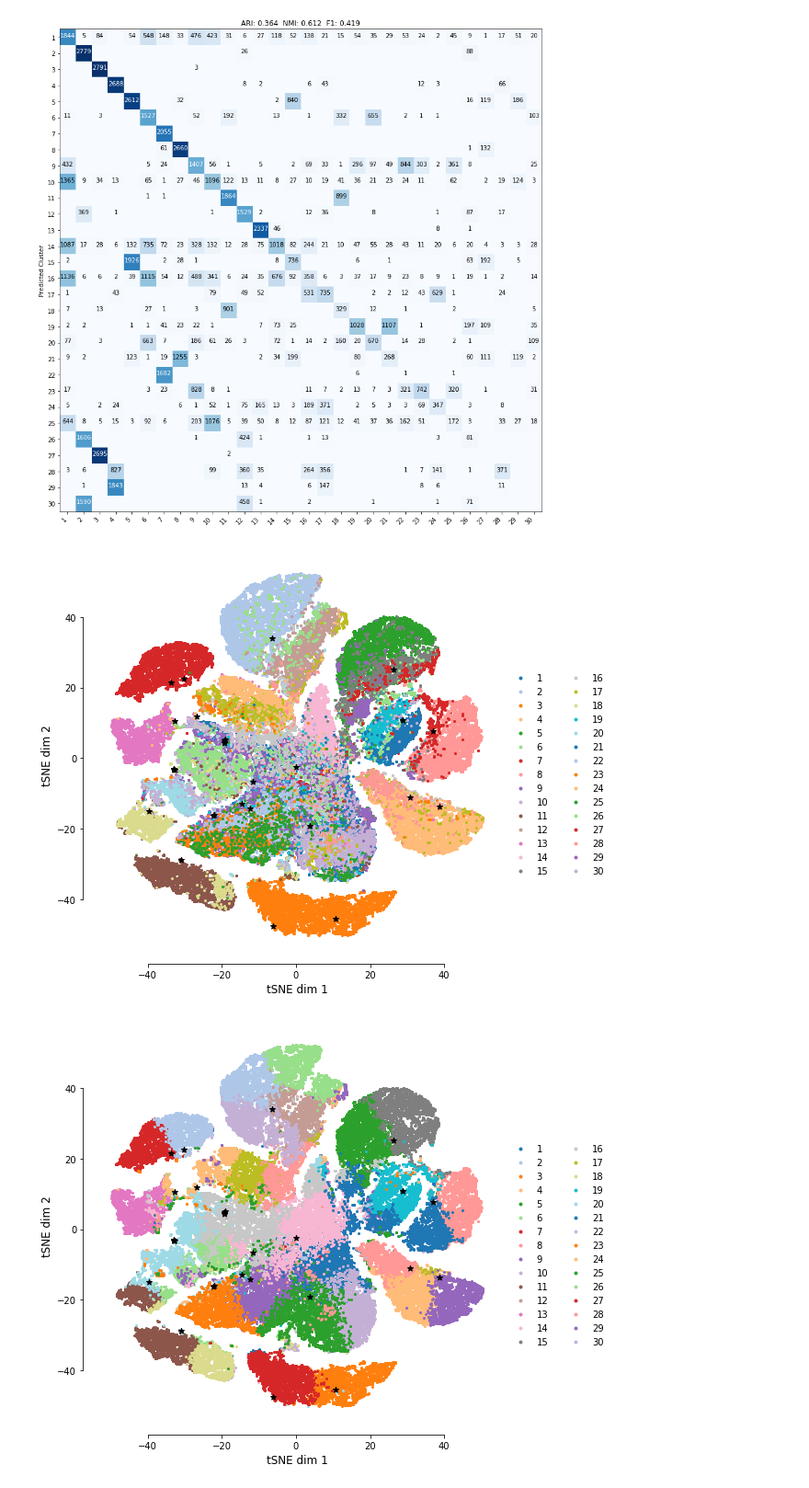
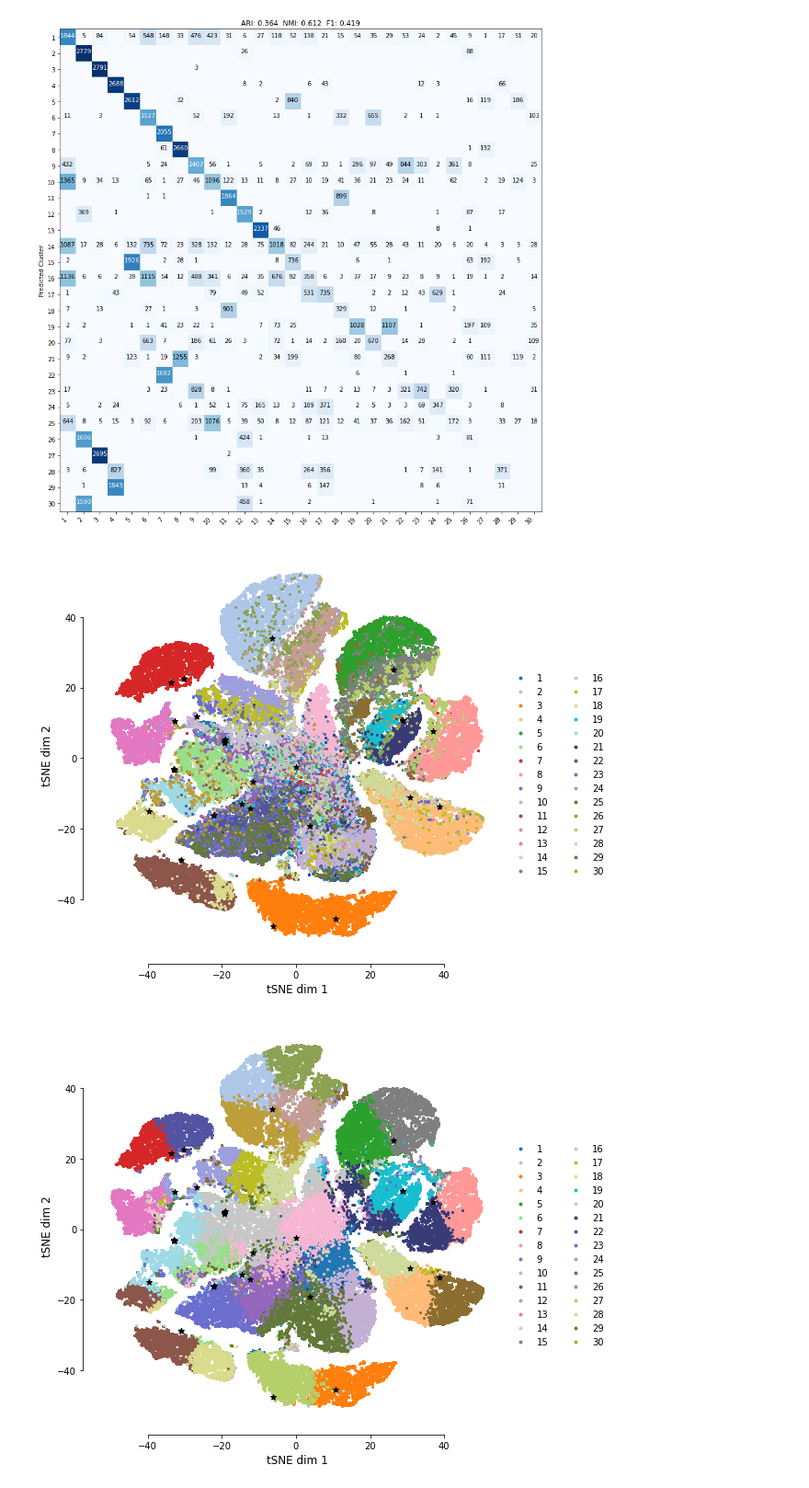
Before and after one commit to jsxlei/Source_Data, a Jupyter notebook: FigS20_mouse_atlas.ipynb, the cells around one changed output. Shown at 92% size. Saved outputs shown, nothing was run; the diff lists cells and outputs as text; code cells hidden in the pictures.

Commit message:
color 20 -> 30

```diff
--- a/FigS20_mouse_atlas.ipynb
+++ b/FigS20_mouse_atlas.ipynb
@@ -34,9 +34,10 @@ plot_confusion_matrix(cm, classes, pred_classes+1, title=title, normalize=False,
 # %%
 emb = np.loadtxt(outdir+'tsne.txt')
 N = len(ref)
-
+import seaborn as sns
+cmap = sns.color_palette('tab20')+sns.color_palette('tab20b')
 for label in [ref+1, pred+1]:
-    plot_embedding(emb[:N], label, marker=emb[N:], ncol=2, markersize=4,figsize=(8, 8))
+    plot_embedding(emb[:N], label, marker=emb[N:], ncol=2, markersize=4,figsize=(8, 8), cmap=cmap)
 # %% [output]
-[figure, old version]
+[figure, new version]
-[figure, old version]
+[figure, new version]
```
